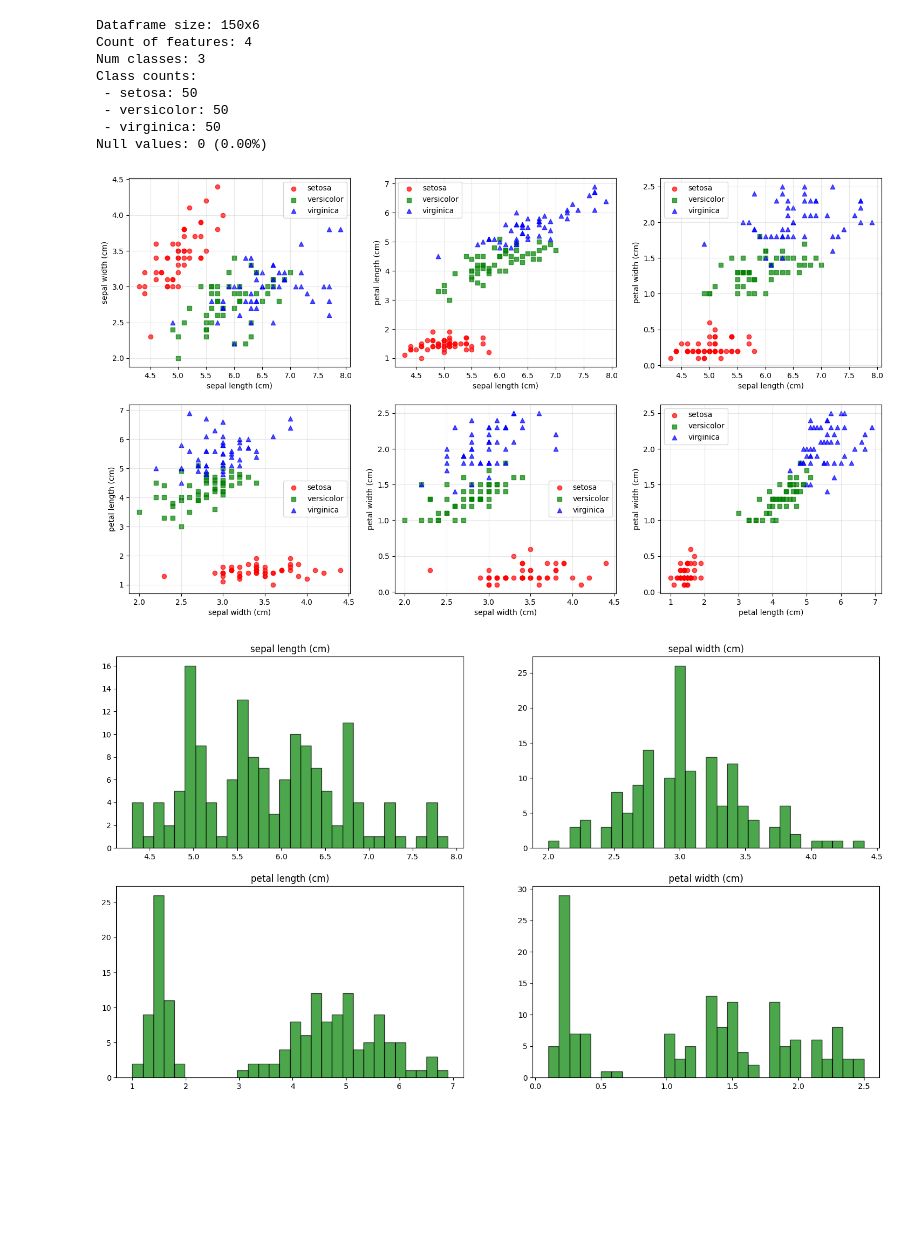
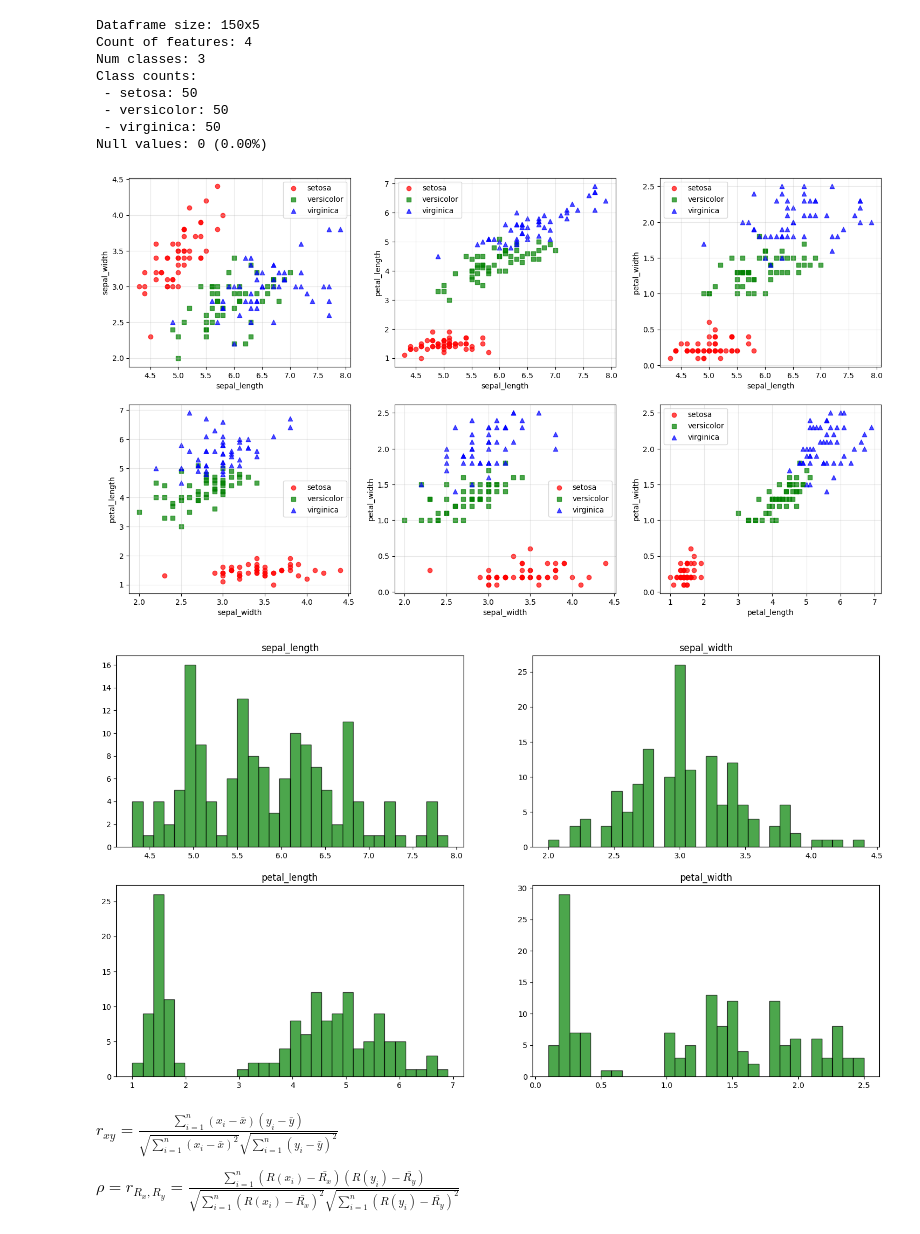
Before and after one commit to NoSignificantWorries/SDT, a Jupyter notebook: task1.ipynb, the cells around one changed output. Drawn from its saved outputs; the diff is of its cells as text; code cells hidden in the pictures; blank space fills up the shorter version.

```diff
--- a/task1.ipynb
+++ b/task1.ipynb
@@ -27,24 +8,19 @@ import sklearn as sl
 # %%
-iris = sl.datasets.load_iris()
-
-df = pd.DataFrame(data=iris.data, columns=iris.feature_names)
-
-df["target"] = iris.target
-df["species"] = df["target"].apply(lambda x: iris.target_names[x])
+iris = sns.load_dataset("iris")
 # %%
-print(f"Dataframe size: {df.shape[0]}x{df.shape[1]}")
-print(f"Count of features: {len(iris.feature_names)}")
-print(f"Num classes: {len(df["target"].unique())}")
+print(f"Dataframe size: {iris.shape[0]}x{iris.shape[1]}")
+print(f"Count of features: {len(iris.columns) - 1}")
+print(f"Num classes: {len(iris["species"].unique())}")
 print("Class counts:")
-for name, count in zip(*np.unique(df["species"], return_counts=True)):
+for name, count in zip(*np.unique(iris["species"], return_counts=True)):
     print(f" - {name}: {count}")
-null_values_count = df.isnull().sum().sum()
-print(f"Null values: {null_values_count} ({(df.isnull().sum().sum() / df.size * 100):.2f}%)")
+null_values_count = iris.isnull().sum().sum()
+print(f"Null values: {null_values_count} ({(iris.isnull().sum().sum() / iris.size * 100):.2f}%)")
 
 if null_values_count > 0:
-    df = df.dropna().reset_index(drop=True)
+    iris = iris.dropna().reset_index(drop=True)
 # %% [output]
-Dataframe size: 150x6
+Dataframe size: 150x5
 Count of features: 4
 Num classes: 3
 Class counts:
@@ -54,44 +30,50 @@ Class counts:
 Null values: 0 (0.00%)
 # %%
 count_of_features = 4
-columns = df.columns
+columns = iris.columns
+
+iris["target"], unique_names = pd.factorize(iris["species"])
 
 nrows = 2
 ncols = 3
 fig, ax = plt.subplots(nrows=nrows, ncols=ncols, figsize=(18, 10))
 
 styles = ["o", "s", "^"]
 colors = ["red", "green", "blue"]
 
 idx = 0
 for i in range(count_of_features):
     for j in range(i + 1, count_of_features):
-        data_to_show = np.array(df[[columns[i], columns[j], "target"]])
+        data_to_show = np.array(iris[[columns[i], columns[j], "target"]])
         lax = ax[idx // ncols][idx % ncols]
         for group in np.unique(data_to_show[..., -1]):
             local_data = data_to_show[data_to_show[..., -1] == group]
             lax.scatter(
                 local_data[..., 0],
                 local_data[..., 1],
                 marker=styles[int(group)],
                 color=colors[int(group)],
                 alpha=0.7,
-                label=iris.target_names[int(group)])
+                label=unique_names[int(group)])
         lax.set_xlabel(columns[i])
         lax.set_ylabel(columns[j])
         lax.grid(True, alpha=0.3)
         ax[idx // ncols][idx % ncols].legend()
         idx += 1
 # %% [output]
-[figure, old version]
+[figure, new version]
 # %%
 nrows = 2
 ncols = 2
 fig, ax = plt.subplots(nrows=nrows, ncols=ncols, figsize=(18, 10))
 
 for i in range(count_of_features):
-    data_to_show = df[columns[i]]
+    data_to_show = iris[columns[i]]
     ax[i // ncols][i % ncols].set_title(columns[i])
     ax[i // ncols][i % ncols].hist(data_to_show, bins=30, color="green", edgecolor="black", alpha=0.7)
 # %% [output]
-[figure, old version]
+[figure, new version]
+# %% [markdown]
+$r_{xy} = \frac{\sum_{i=1}^{n} (x_i - \bar{x})(y_i - \bar{y})}{\sqrt{\sum_{i=1}^{n} (x_i - \bar{x})^2} \sqrt{\sum_{i=1}^{n} (y_i - \bar{y})^2}}$
+
+$ρ = r_{R_x, R_y} = \frac{\sum_{i=1}^{n} (R(x_i) - \bar{R_x})(R(y_i) - \bar{R_y})}{\sqrt{\sum_{i=1}^{n} (R(x_i) - \bar{R_x})^2} \sqrt{\sum_{i=1}^{n} (R(y_i) - \bar{R_y})^2}}$
```
Also changed, not shown: parts of 9 cells of this notebook, 2 other files.
